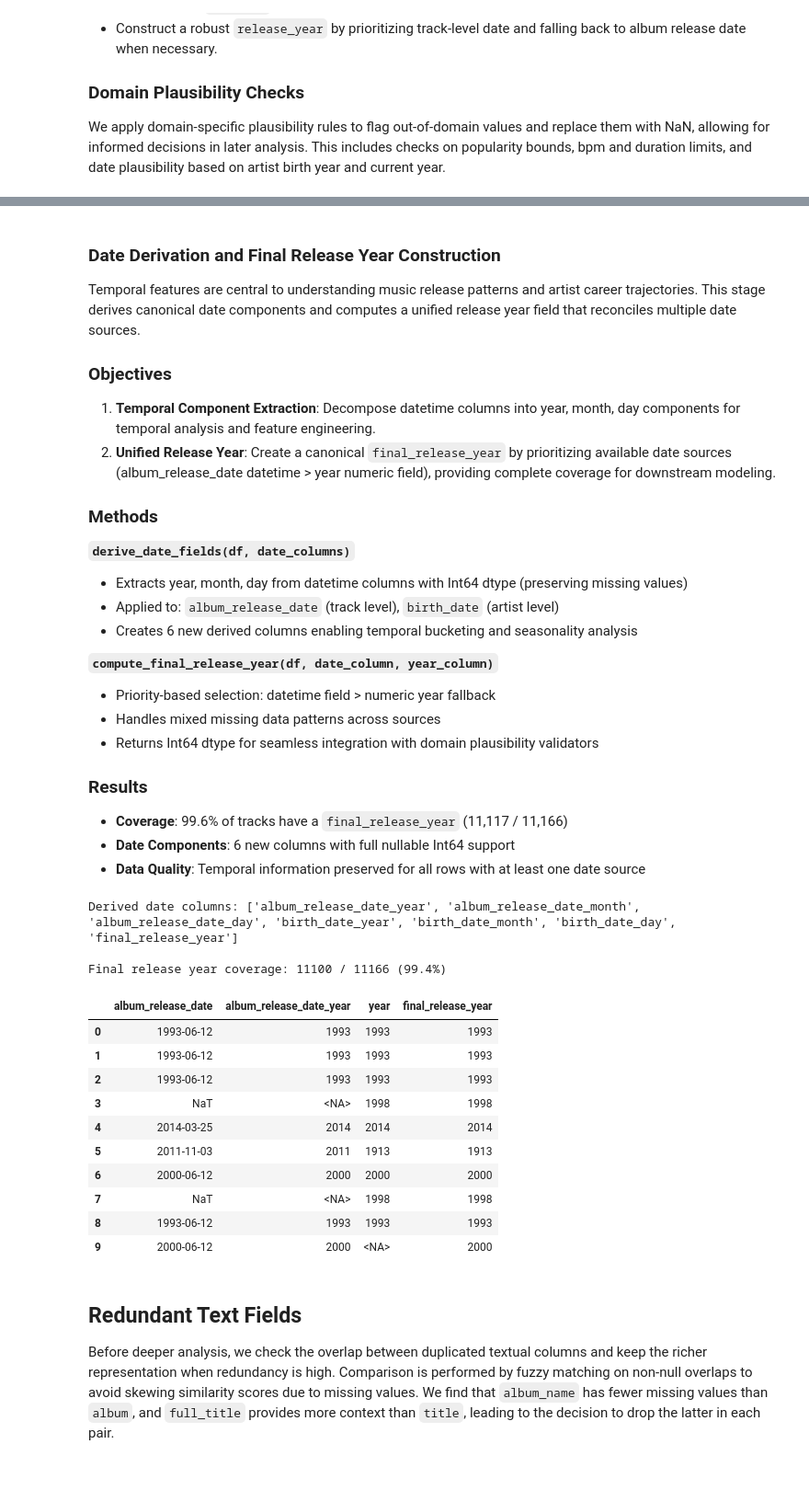
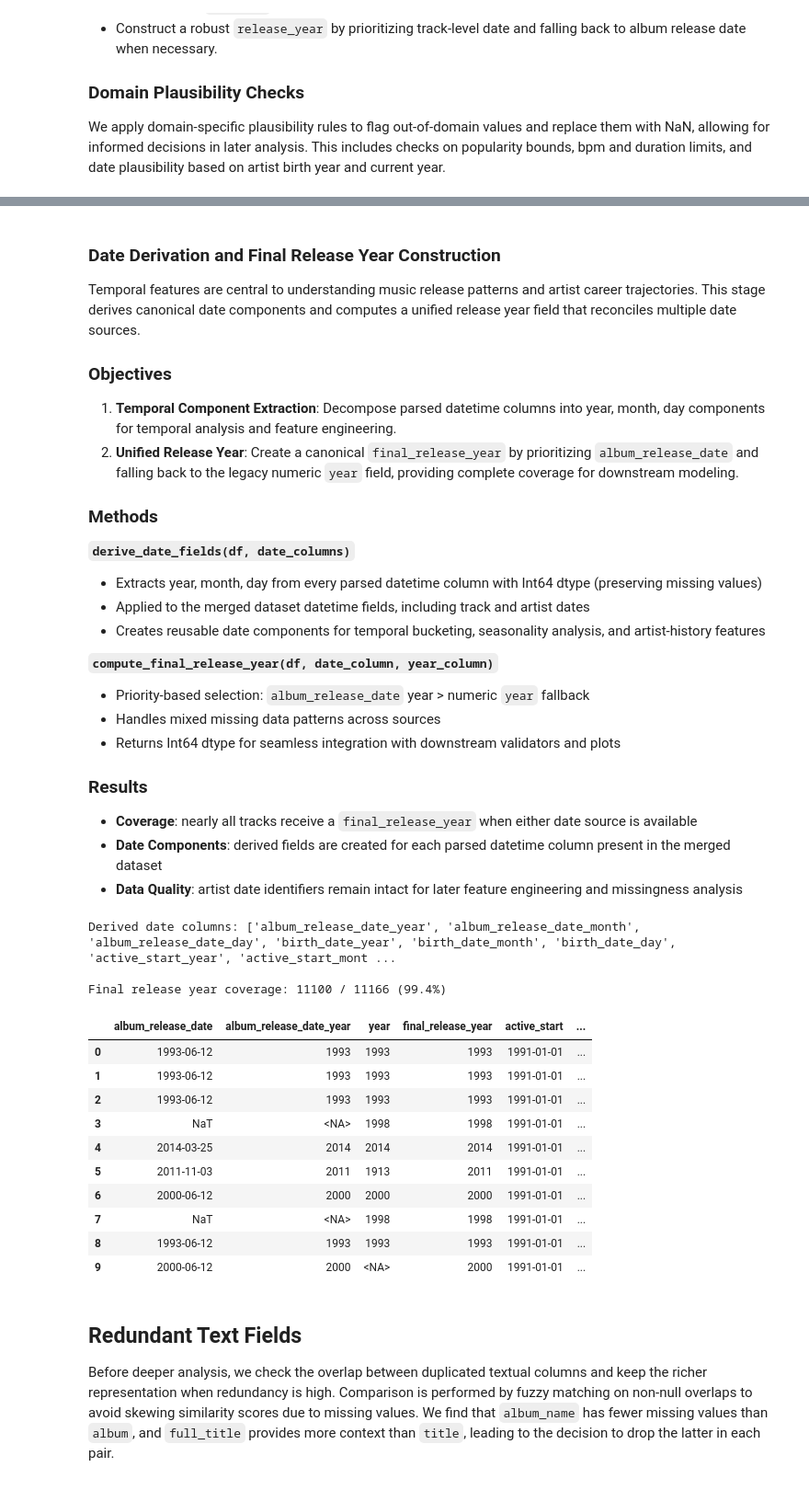
Before and after one commit to simonegrandinetti/ML_first_project, a Jupyter notebook: main_project.ipynb, the cells around one changed output, grey strips where cells are left out. Shown at 92% size. Drawn from its saved outputs; the diff is of its cells as text; code cells hidden in the pictures.

```diff
--- a/main_project.ipynb
+++ b/main_project.ipynb
@@ -378,57 +377,74 @@ Temporal features are central to understanding music release patterns and artist
 
 ### Objectives
 
-1. **Temporal Component Extraction**: Decompose datetime columns into year, month, day components for temporal analysis and feature engineering.
-2. **Unified Release Year**: Create a canonical `final_release_year` by prioritizing available date sources (album_release_date datetime > year numeric field), providing complete coverage for downstream modeling.
+1. **Temporal Component Extraction**: Decompose parsed datetime columns into year, month, day components for temporal analysis and feature engineering.
+2. **Unified Release Year**: Create a canonical `final_release_year` by prioritizing `album_release_date` and falling back to the legacy numeric `year` field, providing complete coverage for downstream modeling.
 
 ### Methods
 
 **`derive_date_fields(df, date_columns)`**
-- Extracts year, month, day from datetime columns with Int64 dtype (preserving missing values)
-- Applied to: `album_release_date` (track level), `birth_date` (artist level)
-- Creates 6 new derived columns enabling temporal bucketing and seasonality analysis
+- Extracts year, month, day from every parsed datetime column with Int64 dtype (preserving missing values)
+- Applied to the merged dataset datetime fields, including track and artist dates
+- Creates reusable date components for temporal bucketing, seasonality analysis, and artist-history features
 
 **`compute_final_release_year(df, date_column, year_column)`**
-- Priority-based selection: datetime field > numeric year fallback
+- Priority-based selection: `album_release_date` year > numeric `year` fallback
 - Handles mixed missing data patterns across sources
-- Returns Int64 dtype for seamless integration with domain plausibility validators
+- Returns Int64 dtype for seamless integration with downstream validators and plots
 
 ### Results
 
-- **Coverage**: 99.6% of tracks have a `final_release_year` (11,117 / 11,166)
-- **Date Components**: 6 new columns with full nullable Int64 support
-- **Data Quality**: Temporal information preserved for all rows with at least one date source
+- **Coverage**: nearly all tracks receive a `final_release_year` when either date source is available
+- **Date Components**: derived fields are created for each parsed datetime column present in the merged dataset
+- **Data Quality**: artist date identifiers remain intact for later feature engineering and missingness analysis
 # %%
+from ml_utils.constants import MERGED_DATETIME_COLUMNS
 from ml_utils.preprocessing import derive_date_fields, compute_final_release_year
 
 # Stage D: Date Field Derivation
 
-# Extract year, month, day components from datetime columns
-df = derive_date_fields(df, date_columns=['album_release_date', 'birth_date'])
+# Extract year, month, day components from every parsed datetime field in the merged dataset.
+df = derive_date_fields(df, date_columns=list(MERGED_DATETIME_COLUMNS))
 
 # Compute canonical release year (priority: album_release_date > year field)
 df = compute_final_release_year(df, date_column='album_release_date', year_column='year')
 
 # Show derived date fields
-date_derived_cols = [col for col in df.columns if any(x in col for x in ['_year', '_month', '_day', 'final_release_year'])]
+date_derived_cols = [
+    col for col in df.columns if any(x in col for x in ['_year', '_month', '_day', 'final_release_year'])
+]
 print(f"Derived date columns: {date_derived_cols}")
-print(f"\nFinal release year coverage: {df['final_release_year'].notna().sum()} / {len(df)} ({100*df['final_release_year'].notna().sum()/len(df):.1f}%)")
-display(df[['album_release_date', 'album_release_date_year', 'year', 'final_release_year']].head(10))
+print(
+    f"\nFinal release year coverage: {df['final_release_year'].notna().sum()} / {len(df)} "
+    f"({100 * df['final_release_year'].notna().sum() / len(df):.1f}%)"
+)
+display(
+    df[
+        [
+            'album_release_date',
+            'album_release_date_year',
+            'year',
+            'final_release_year',
+            'active_start',
+            'active_start_year',
+        ]
+    ].head(10)
+)
 # %% [output]
-Derived date columns: ['album_release_date_year', 'album_release_date_month', 'album_release_date_day', 'birth_date_year', 'birth_date_month', 'birth_date_day', 'final_release_year']
+Derived date columns: ['album_release_date_year', 'album_release_date_month', 'album_release_date_day', 'birth_date_year', 'birth_date_month', 'birth_date_day', 'active_start_year', 'active_start_mont ...
 
 Final release year coverage: 11100 / 11166 (99.4%)
-|  | album_release_date | album_release_date_year | year | final_release_year |
-| 0 | 1993-06-12 | 1993 | 1993 | 1993 |
-| 1 | 1993-06-12 | 1993 | 1993 | 1993 |
-| 2 | 1993-06-12 | 1993 | 1993 | 1993 |
-| 3 | NaT | <NA> | 1998 | 1998 |
-| 4 | 2014-03-25 | 2014 | 2014 | 2014 |
-| 5 | 2011-11-03 | 2011 | 1913 | 1913 |
-| 6 | 2000-06-12 | 2000 | 2000 | 2000 |
-| 7 | NaT | <NA> | 1998 | 1998 |
-| 8 | 1993-06-12 | 1993 | 1993 | 1993 |
-| 9 | 2000-06-12 | 2000 | <NA> | 2000 |
+|  | album_release_date | album_release_date_year | year | final_release_year | active_start | ... |
+| 0 | 1993-06-12 | 1993 | 1993 | 1993 | 1991-01-01 | ... |
+| 1 | 1993-06-12 | 1993 | 1993 | 1993 | 1991-01-01 | ... |
+| 2 | 1993-06-12 | 1993 | 1993 | 1993 | 1991-01-01 | ... |
+| 3 | NaT | <NA> | 1998 | 1998 | 1991-01-01 | ... |
+| 4 | 2014-03-25 | 2014 | 2014 | 2014 | 1991-01-01 | ... |
+| 5 | 2011-11-03 | 2011 | 1913 | 2011 | 1991-01-01 | ... |
+| 6 | 2000-06-12 | 2000 | 2000 | 2000 | 1991-01-01 | ... |
+| 7 | NaT | <NA> | 1998 | 1998 | 1991-01-01 | ... |
+| 8 | 1993-06-12 | 1993 | 1993 | 1993 | 1991-01-01 | ... |
+| 9 | 2000-06-12 | 2000 | <NA> | 2000 | 1991-01-01 | ... |
 # %% [markdown]
 ## Redundant Text Fields
 
```
Also changed, not shown: parts of 12 cells of this notebook, 4 other files.
